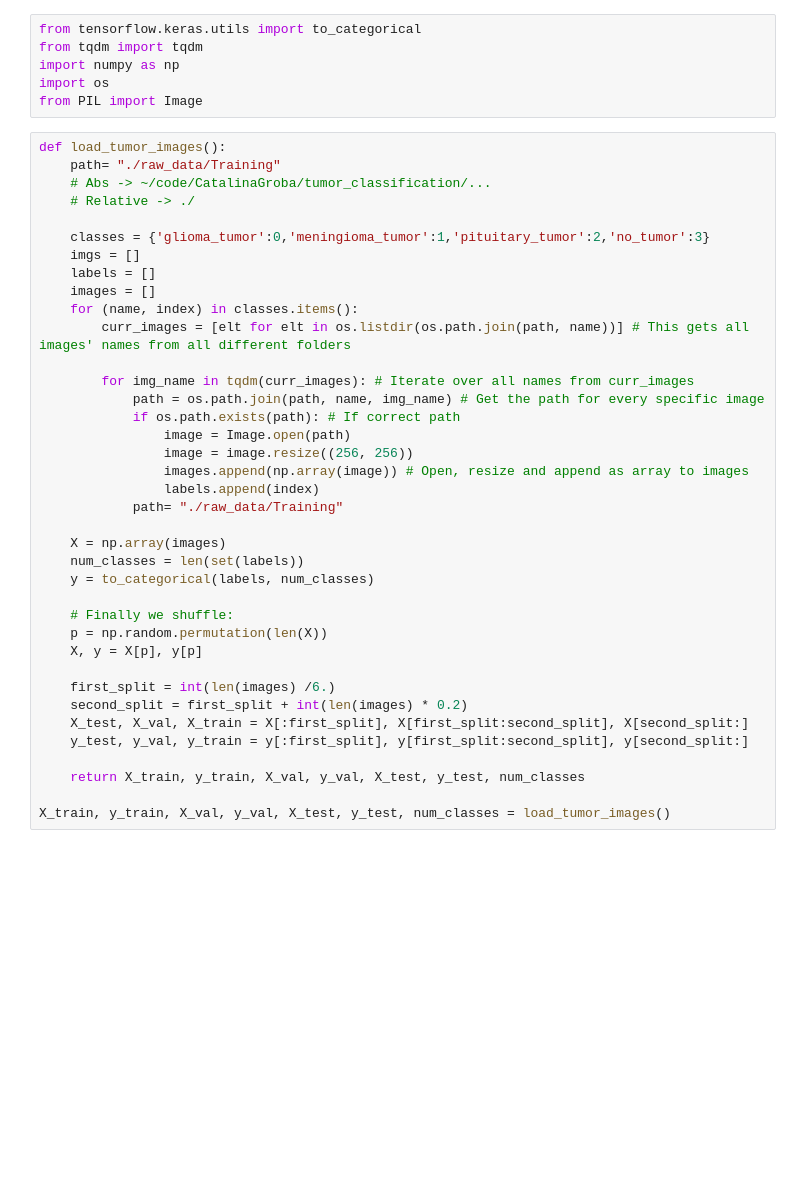
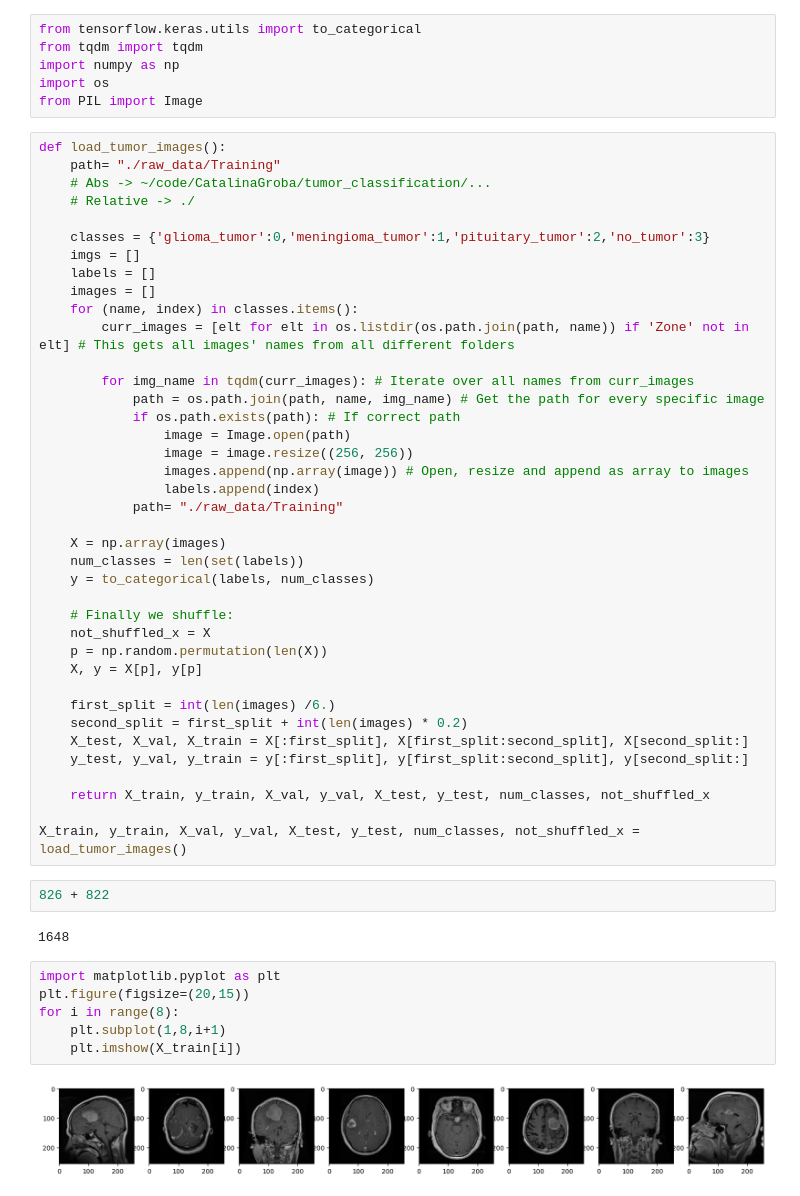
Before and after one commit to CatalinaGroba/tumor_classification, a Jupyter notebook: data_analysis.ipynb, the cells around one changed output. Drawn from its saved outputs; the diff is of its cells as text; blank space fills up the shorter version.

```diff
--- a/data_analysis.ipynb
+++ b/data_analysis.ipynb
@@ -15,7 +15,7 @@ def load_tumor_images():
     labels = []
     images = []
     for (name, index) in classes.items():
-        curr_images = [elt for elt in os.listdir(os.path.join(path, name))] # This gets all images' names from all different folders
+        curr_images = [elt for elt in os.listdir(os.path.join(path, name)) if 'Zone' not in elt] # This gets all images' names from all different folders
 
         for img_name in tqdm(curr_images): # Iterate over all names from curr_images
             path = os.path.join(path, name, img_name) # Get the path for every specific image
@@ -31,6 +31,7 @@ def load_tumor_images():
     y = to_categorical(labels, num_classes)
 
     # Finally we shuffle:
+    not_shuffled_x = X
     p = np.random.permutation(len(X))
     X, y = X[p], y[p]
 
@@ -39,6 +40,18 @@ def load_tumor_images():
     X_test, X_val, X_train = X[:first_split], X[first_split:second_split], X[second_split:]
     y_test, y_val, y_train = y[:first_split], y[first_split:second_split], y[second_split:]
 
-    return X_train, y_train, X_val, y_val, X_test, y_test, num_classes
+    return X_train, y_train, X_val, y_val, X_test, y_test, num_classes, not_shuffled_x
 
-X_train, y_train, X_val, y_val, X_test, y_test, num_classes = load_tumor_images()
+X_train, y_train, X_val, y_val, X_test, y_test, num_classes, not_shuffled_x = load_tumor_images()
+# %%
+826 + 822
+# %% [output]
+1648
+# %%
+import matplotlib.pyplot as plt
+plt.figure(figsize=(20,15))
+for i in range(8):
+    plt.subplot(1,8,i+1)
+    plt.imshow(X_train[i])
+# %% [output]
+[figure, added]
```
Also changed, not shown: parts of 1 cell of this notebook.
